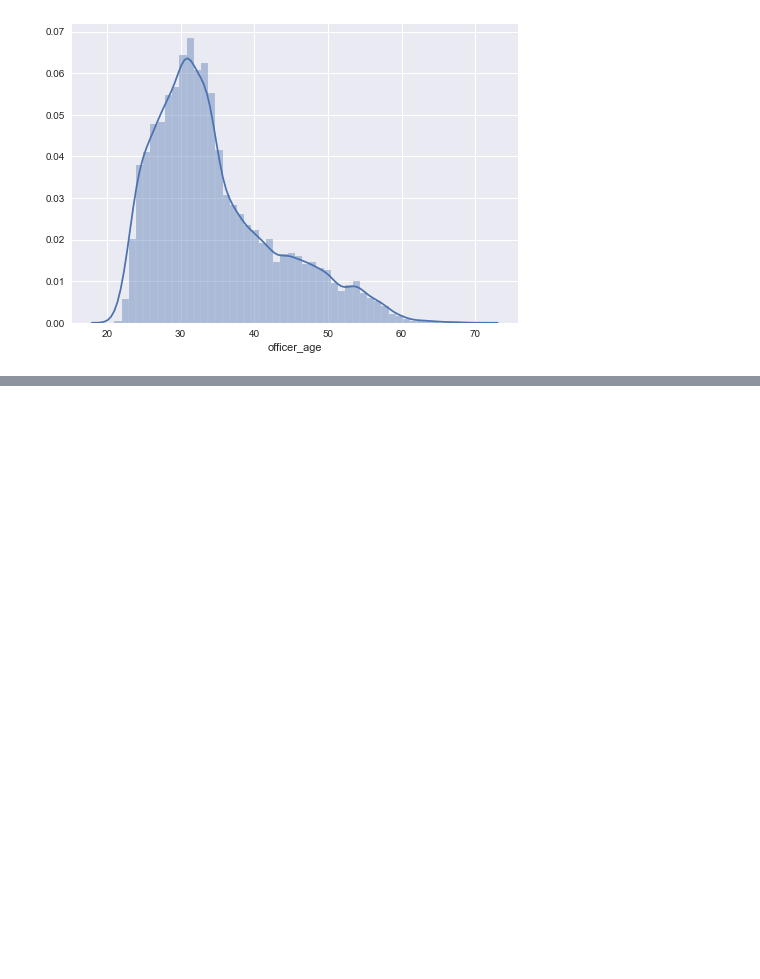
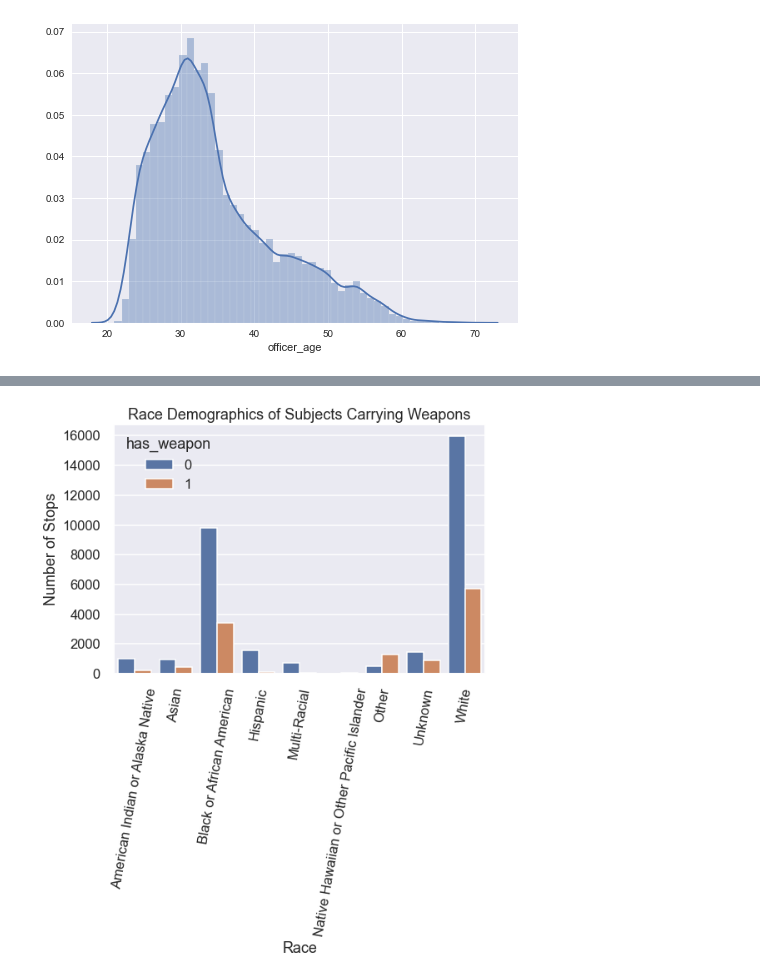
Before and after one commit to data-gab/Terry-Stops, a Jupyter notebook: notebooks/EDA.ipynb, the cells around one changed output, grey strips where cells are left out. Saved outputs shown, nothing was run; the diff lists cells and outputs as text; code cells hidden in the pictures; blank space fills up the shorter version.

```diff
--- a/notebooks/EDA.ipynb
+++ b/notebooks/EDA.ipynb
@@ -172,0 +232,11 @@ sns.distplot(terry_df['officer_age'])
+# %%
+fig = plt.gcf()
+sns.countplot(x='subject_race', hue='has_weapon', data=terry_df)
+sns.set_context(context='talk')
+plt.title('Race Demographics of Subjects Carrying Weapons')
+plt.xlabel('Race')
+plt.ylabel('Number of Stops')
+plt.xticks(rotation=80)
+plt.show()
+# %% [output]
+[figure, added]
```
Also changed, not shown: parts of 4 cells of this notebook, 13 other files.
